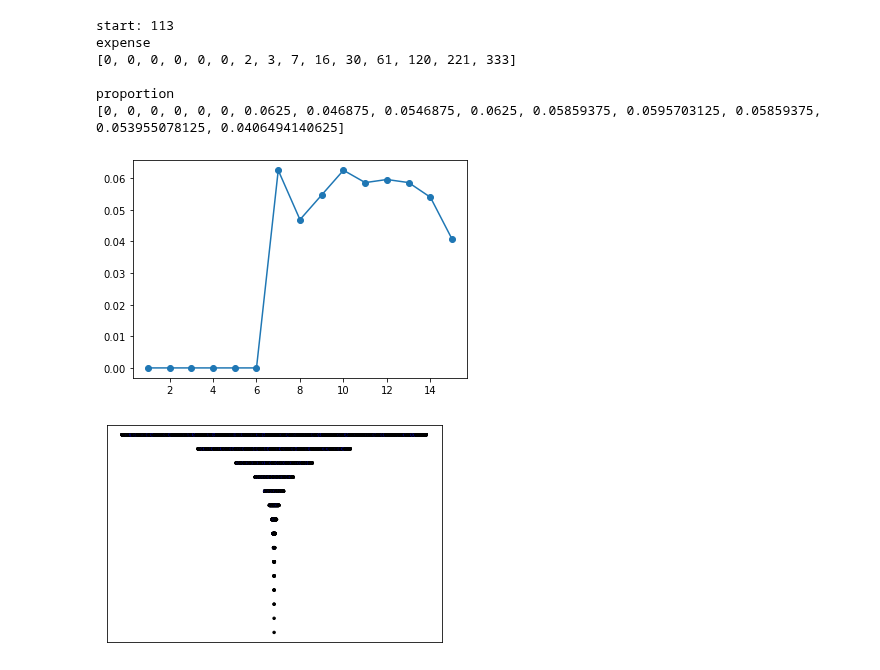
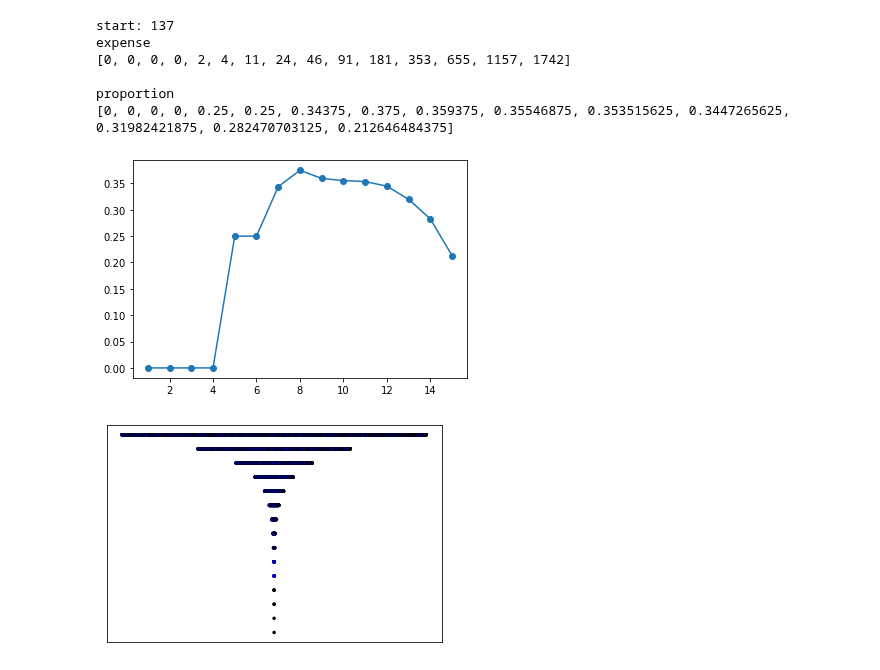
Before and after one commit to Sultanow/collatz, a Jupyter notebook: 01 Graph Theory/Python/notebook/aberkane_tree_single_number_expense.ipynb, the cells around one changed output. Drawn from its saved outputs; the diff is of its cells as text; code cells hidden in the pictures.

```diff
--- a/01 Graph Theory/Python/notebook/aberkane_tree_single_number_expense.ipynb
+++ b/01 Graph Theory/Python/notebook/aberkane_tree_single_number_expense.ipynb
@@ -222,7 +222,7 @@ n = 15
 tree = Tree(n)
 
 proved = []
-start = 113
+start = 137
 
 first_node = tree.getNode(start)
 first_node.state = NodeState.BLUE
@@ -249,6 +249,7 @@ if ruleTwo(start) == False:
 
     if int((start-1)/4)%2 != 0:
         proved.append(int((start-1)/4))
+        included.append(int((start-1)/4))
         counter = getCounter(rowStartLabel, (int((start-1)/4)))
         arrInfo[counter-1] -= 1
 
@@ -257,20 +258,48 @@ if ruleTwo(start) == False:
 
     if int((start-1)/2)%2 != 0:
         proved.append(int((start-1)/2))
+        included.append(int((start-1)/2))
         counter = getCounter(rowStartLabel, (int((start-1)/2)))
         arrInfo[counter-1] -= 1
 
         node = tree.getNode((int((start-1)/2)))
         node.state = NodeState.BLUE
 
-if int((3*start+1)/2) % 2 != 0:
-    proved.append(int((3*start+1)/2))
-    print((3*start+1)/2)
-    counter = getCounter(rowStartLabel, int((3*start+1)/2))
-    arrInfo[counter-1] -= 1
+syr_start = start
+for i in range(0,10):
 
-    node = tree.getNode(int((3*start+1)/2))
-    node.state = NodeState.BLUE
+    if int((3*syr_start+1)/2) % 2 != 0:
+
+        syr_start = (int((3*syr_start+1)/2))
+
+        if isIncluded(included, syr_start) == False:
+            proved.append(syr_start)
+            included.append(syr_start)
+            #print(syr_start)
+            counter = getCounter(rowStartLabel, syr_start)
+            arrInfo[counter-1] -= 1
+
+            node = tree.getNode(syr_start)
+            node.state = NodeState.BLUE
+    else:
+        syr_var = int((3*syr_start+1)/2)
+        while syr_var % 2 == 0:
+            syr_var = int(syr_var / 2)
+
+        if isIncluded(included, syr_var) == False:
+            #print(syr_var)
+            proved.append(syr_var)
+            included.append(syr_var)
+            node = tree.getNode(syr_var)
+            node.state = NodeState.BLUE
+
+        syr_start = syr_var
+
+    #if syr_var < 1 or syr_start < 1:
+    #    break
+
+
+
 
 
 while len(proved)>0:
@@ -373,35 +402,35 @@ for i in range(0, len(arrInfo)):
     else:
         proportion.append(0)
 
 print('start: ' + str(start))
 
 print("expense")
 print(expenses)
 
 print()
 print("proportion")
 print(proportion)
 print()
 
 plt.plot(rows, proportion, marker = 'o', linestyle = 'solid')
 plt.show()
 
 
 print()
 x, y, colors = tree.getGeom()
 plt.scatter(x, y, s=dotsize, c=colors)
 
 ax = plt.gca()
 ax.axes.xaxis.set_visible(False)
 ax.axes.yaxis.set_visible(False)
 
 plt.show()
 # %% [output]
-start: 113
+start: 137
 expense
-[0, 0, 0, 0, 0, 0, 2, 3, 7, 16, 30, 61, 120, 221, 333]
+[0, 0, 0, 0, 2, 4, 11, 24, 46, 91, 181, 353, 655, 1157, 1742]
 
 proportion
-[0, 0, 0, 0, 0, 0, 0.0625, 0.046875, 0.0546875, 0.0625, 0.05859375, 0.0595703125, 0.05859375, 0.053955078125, 0.0406494140625]
+[0, 0, 0, 0, 0.25, 0.25, 0.34375, 0.375, 0.359375, 0.35546875, 0.353515625, 0.3447265625, 0.31982421875, 0.282470703125, 0.212646484375]
-[figure, old version]
+[figure, new version]
-[figure, old version]
+[figure, new version]
```
